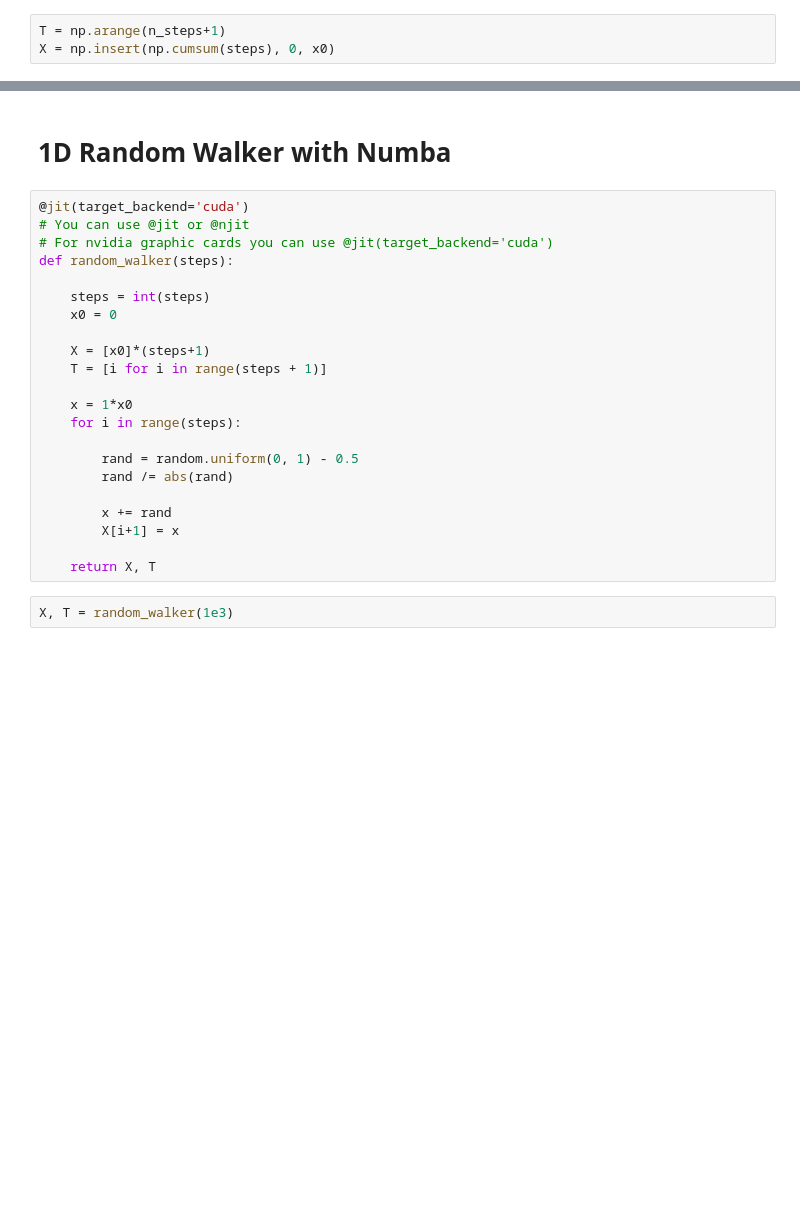
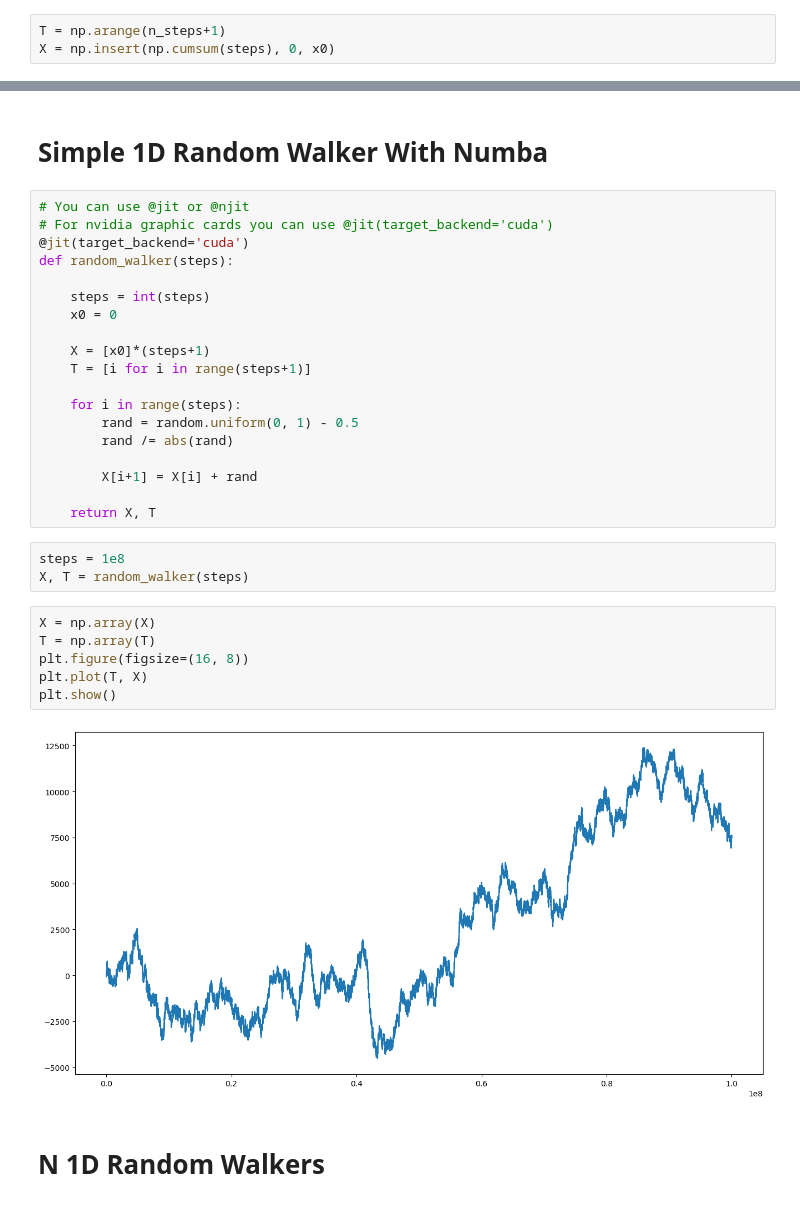
Before and after one commit to TheLightBringer616/Canal-Youtube, a Jupyter notebook: Otros/1D_RandomWalkers.ipynb, the cells around one changed output, grey strips where cells are left out. Saved outputs shown, nothing was run; the diff lists cells and outputs as text; blank space fills up the shorter version.

```diff
--- a/Otros/1D_RandomWalkers.ipynb
+++ b/Otros/1D_RandomWalkers.ipynb
@@ -56,26 +48,34 @@ plt.show()
 # %% [markdown]
-# 1D Random Walker with Numba
+# Simple 1D Random Walker With Numba
 # %%
-@jit(target_backend='cuda')
 # You can use @jit or @njit
 # For nvidia graphic cards you can use @jit(target_backend='cuda')
+@jit(target_backend='cuda')
 def random_walker(steps):
 
     steps = int(steps)
     x0 = 0
 
     X = [x0]*(steps+1)
-    T = [i for i in range(steps + 1)]
+    T = [i for i in range(steps+1)]
 
-    x = 1*x0
     for i in range(steps):
-
         rand = random.uniform(0, 1) - 0.5
         rand /= abs(rand)
 
-        x += rand
-        X[i+1] = x
+        X[i+1] = X[i] + rand
 
     return X, T
-# %%
-X, T = random_walker(1e3)
+# %%
+steps = 1e8
+X, T = random_walker(steps)
+# %%
+X = np.array(X)
+T = np.array(T)
+plt.figure(figsize=(16, 8))
+plt.plot(T, X)
+plt.show()
+# %% [output]
+[figure, added]
+# %% [markdown]
+# N 1D Random Walkers
```
Also changed, not shown: parts of 23 cells of this notebook, 1 other file.
